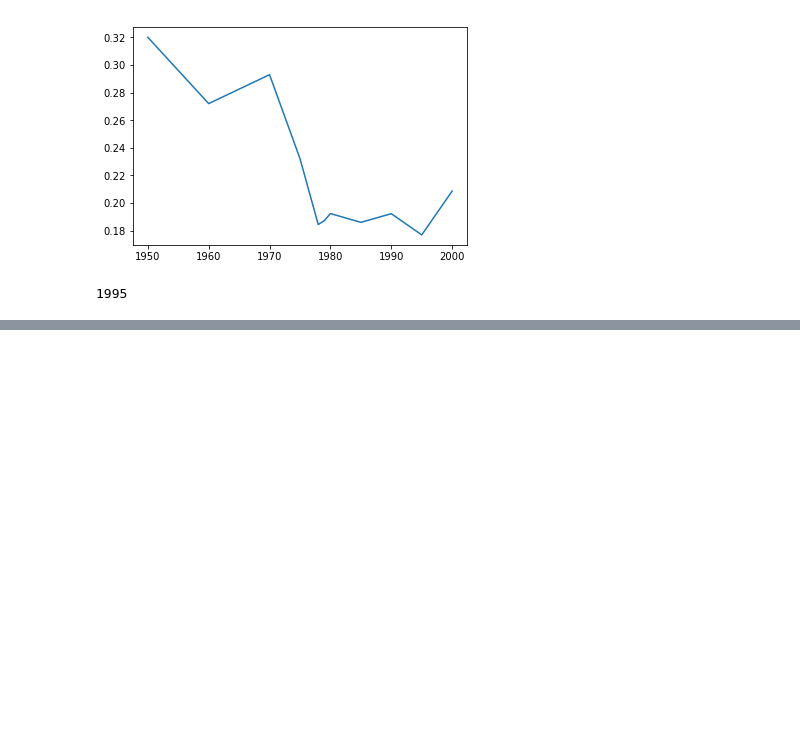
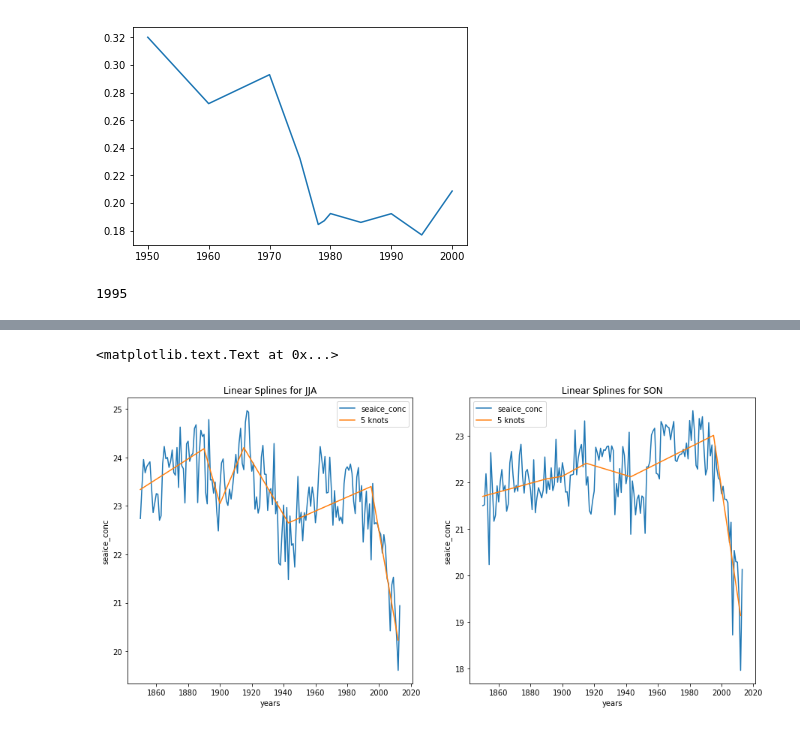
Before and after one commit to hfloresr/ArcticSea, a Jupyter notebook: seaice_climate_regression.ipynb, the cells around one changed output, grey strips where cells are left out. Drawn from its saved outputs; the diff is of its cells as text; code cells hidden in the pictures; blank space fills up the shorter version.

Commit message:
added splines for summer months

```diff
--- a/seaice_climate_regression.ipynb
+++ b/seaice_climate_regression.ipynb
@@ -156,0 +171,37 @@ plt.plot(t1, y_piecewise)
+# %%
+knots = (1890,1900,1915,1943,1995)
+transformed_jja = dmatrix('bs(jja_df.year, knots=knots, degree=1, include_intercept=False)',
+                          {'jja_df.year': jja_df.year}, return_type='dataframe')
+transformed_son = dmatrix('bs(son_df.year, knots=knots, degree=1, include_intercept=False)',
+                          {'son_df.year': son_df.year}, return_type='dataframe')
+# %%
+fit1 = sm.GLM(jja_df.seaice_conc, transformed_jja).fit()
+fit2 = sm.GLM(son_df.seaice_conc, transformed_son).fit()
+# %%
+# Generate a sequence of year values spanning the range
+year_grid = np.arange(jja_df.year.min(), jja_df.year.max()).reshape(-1,1)
+
+# Make some predictions
+pred1 = fit1.predict(dmatrix("bs(year_grid, knots=knots, degree=1, include_intercept=False)",
+                             {"year_grid": year_grid}, return_type='dataframe'))
+pred2 = fit2.predict(dmatrix("bs(year_grid, knots=knots, degree=1, include_intercept=False)",
+                             {"year_grid": year_grid}, return_type='dataframe'))
+# %%
+fig, ax = plt.subplots(1,2,figsize=(15,7))    # set up figure and panels
+
+ax[0].plot(jja_df.year, jja_df.seaice_conc)
+ax[0].plot(year_grid, pred1, label='5 knots')
+ax[0].legend()
+ax[0].set_xlabel('years')
+ax[0].set_ylabel('seaice_conc')
+ax[0].set_title('Linear Splines for JJA')
+
+ax[1].plot(son_df.year, son_df.seaice_conc)
+ax[1].plot(year_grid, pred2, label='5 knots')
+ax[1].legend()
+ax[1].set_xlabel('years')
+ax[1].set_ylabel('seaice_conc')
+ax[1].set_title('Linear Splines for SON')
+# %% [output]
+<matplotlib.text.Text at 0x...>
+[figure, added]
```
Also changed, not shown: parts of 5 cells of this notebook.
